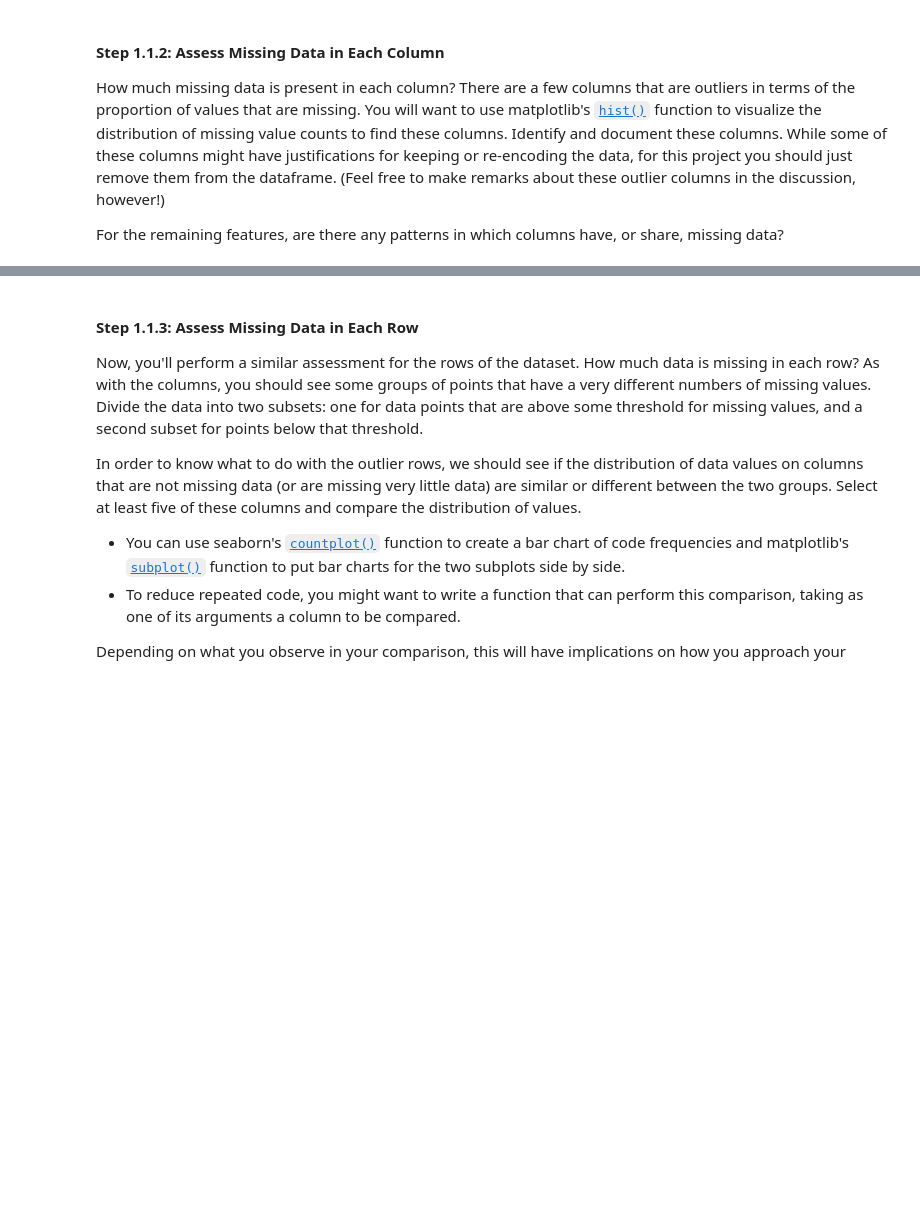
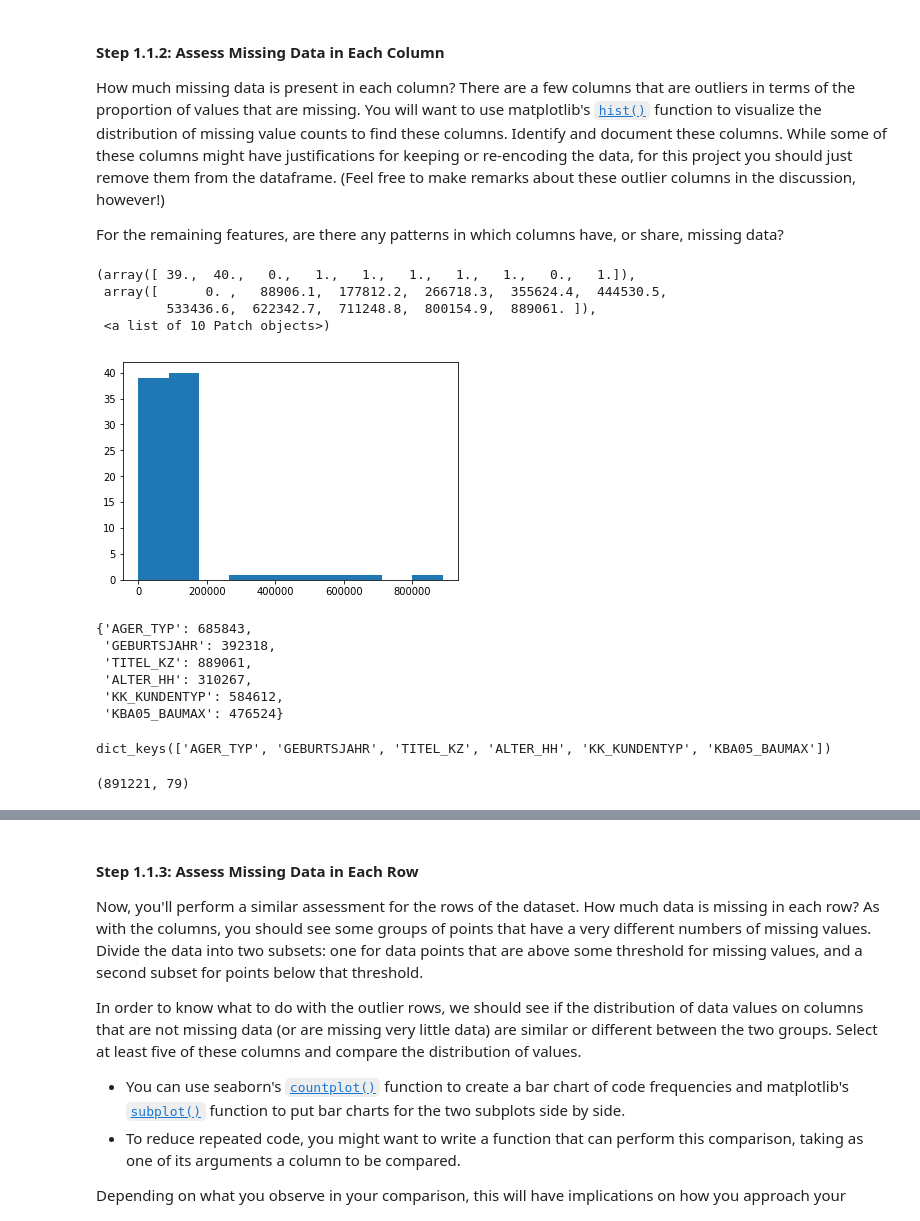
Before and after one commit to SarthakJaingit/AravatoGermanyCustomerSegments, a Jupyter notebook: Identify_Customer_Segments.ipynb, the cells around one changed output, grey strips where cells are left out. Saved outputs shown, nothing was run; the diff lists cells and outputs as text; code cells hidden in the pictures; blank space fills up the shorter version.

```diff
--- a/Identify_Customer_Segments.ipynb
+++ b/Identify_Customer_Segments.ipynb
@@ -125,2 +124,16 @@ for header in azdias:
 # %%
 # Identify missing or unknown data values and convert them to NaNs.
+
+def string_to_list(x):
+    new_list = []
+    x = x.strip("][").split(",")
+    for char in x:
+        try:
+            new_list.append(int(char))
+        except:
+            new_list.append(char)
+    return new_list
+
+
+prac_list = string_to_list("[-1,0]")
+prac_list
@@ -126,0 +142,2 @@ for header in azdias:
+# %%
+feat_info["Na_list"] = feat_info["missing_or_unknown"].apply(string_to_list)
@@ -126,0 +153,8 @@ for header in azdias:
+# %%
+#Create attribute of data
+attr_info = feat_info.set_index('attribute')
+#For example
+na_azdias = azdias[:]
+# %%
+for column in na_azdias.columns:
+    na_azdias[column].replace(attr_info.loc[column].loc['Na_list'],np.NaN,inplace=True)
@@ -133,8 +176,41 @@ For the remaining features, are there any patterns in which columns have, or sha
 # %%
 # Perform an assessment of how much missing data there is in each column of the
 # dataset.
+plt.hist(na_azdias.isna().sum())
+# %% [output]
+(array([ 39.,  40.,   0.,   1.,   1.,   1.,   1.,   1.,   0.,   1.]),
+ array([      0. ,   88906.1,  177812.2,  266718.3,  355624.4,  444530.5,
+         533436.6,  622342.7,  711248.8,  800154.9,  889061. ]),
+ <a list of 10 Patch objects>)
+[figure, added]
 # %%
 # Investigate patterns in the amount of missing data in each column.
+num_name_of_na_per_col = dict()
+the_rest = dict()
+for column in na_azdias:
+    sum_per_col = na_azdias[column].isna().sum()
+    if sum_per_col > 200000:
+        num_name_of_na_per_col[column] = sum_per_col
+    else:
+        the_rest[column] = sum_per_col
+num_name_of_na_per_col
+# %% [output]
+{'AGER_TYP': 685843,
+ 'GEBURTSJAHR': 392318,
+ 'TITEL_KZ': 889061,
+ 'ALTER_HH': 310267,
+ 'KK_KUNDENTYP': 584612,
+ 'KBA05_BAUMAX': 476524}
+# %%
+outliers = num_name_of_na_per_col.keys()
+print(outliers)
+# %% [output]
+dict_keys(['AGER_TYP', 'GEBURTSJAHR', 'TITEL_KZ', 'ALTER_HH', 'KK_KUNDENTYP', 'KBA05_BAUMAX'])
 # %%
 # Remove the outlier columns from the dataset. (You'll perform other data
 # engineering tasks such as re-encoding and imputation later.)
+
+condensed_azdias = na_azdias.drop(outliers, axis = 1)
+condensed_azdias.shape
+# %% [output]
+(891221, 79)
```
Also changed, not shown: parts of 22 cells of this notebook.
